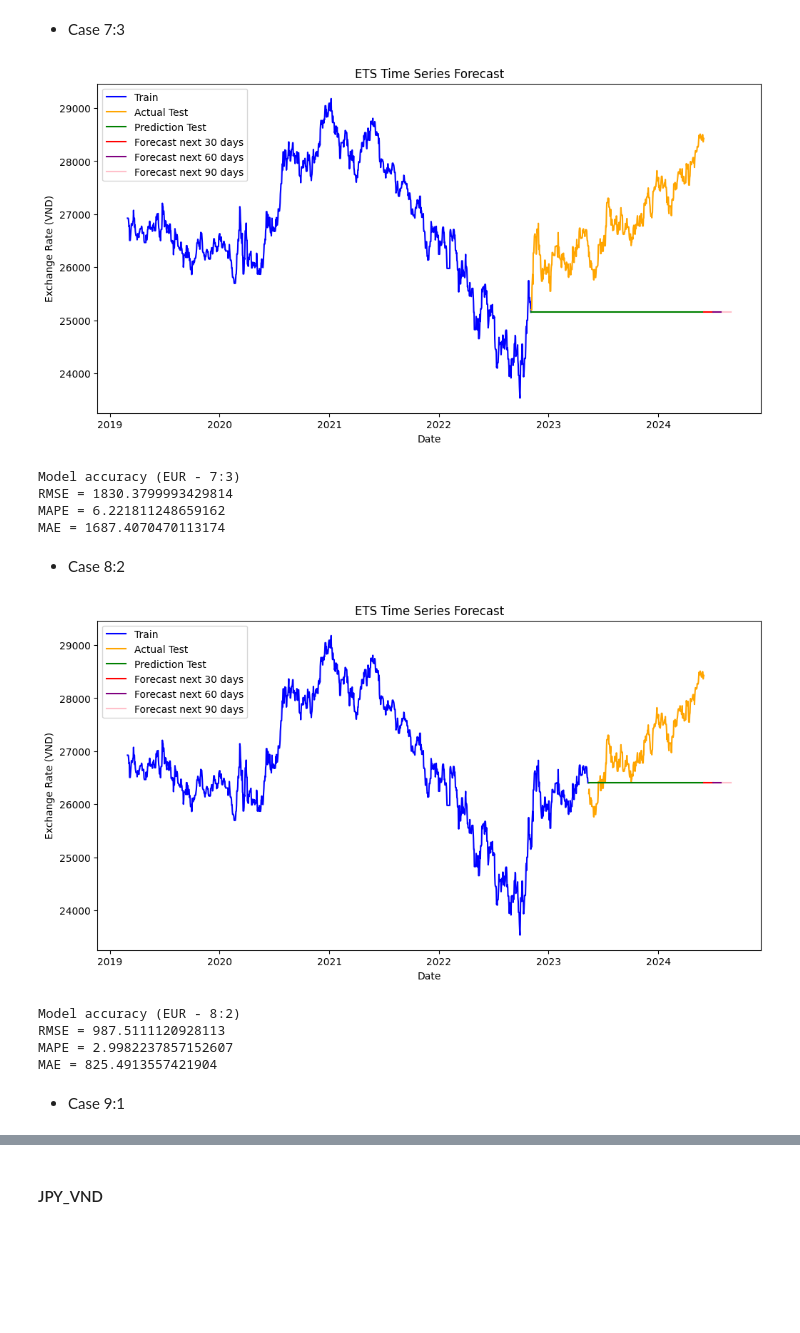
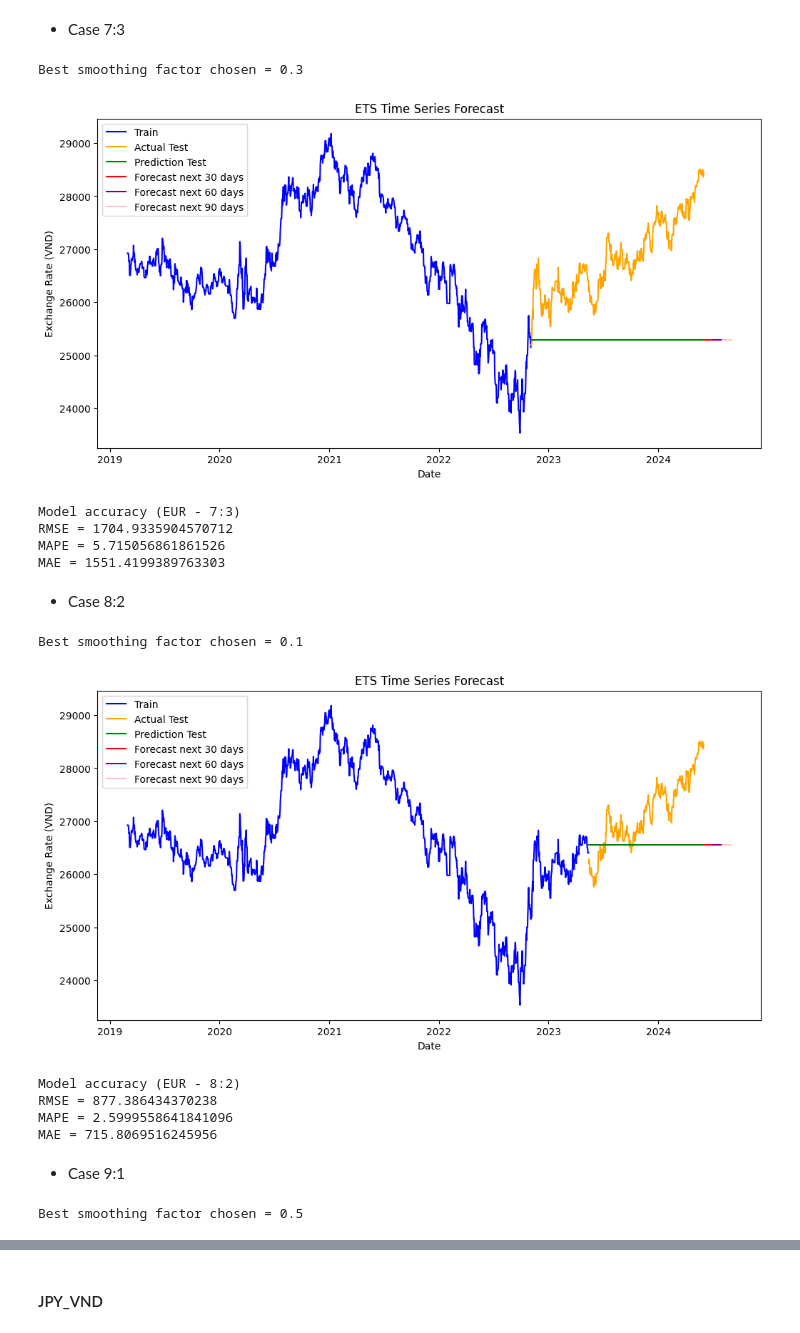
Before and after one commit to TTMChung/IS403_O22_HTCL_4, a Jupyter notebook: Model/ETS.ipynb, the cells around one changed output, grey strips where cells are left out. Saved outputs shown, nothing was run; the diff lists cells and outputs as text; code cells hidden in the pictures; blank space fills up the shorter version.

Commit message:
update ETS model

```diff
--- a/Model/ETS.ipynb
+++ b/Model/ETS.ipynb
@@ -71,27 +90,27 @@ def accuracy(forecast, actual):
 # %% [markdown]
 #### Build model
 # %%
-def build_model(data):
-  model = ExponentialSmoothing(data, trend=None, seasonal=None).fit()
+def build_model(data, alpha):
+  model = ExponentialSmoothing(data, trend=None, seasonal=None).fit(smoothing_level = alpha)
   return model
 # %% [markdown]
 #### Forecast 30,60,90 days
 # %%
-def forecast_days(train, predicted_test):
+def forecast_days(train, predicted_test, alpha):
     train_predicted = np.concatenate([train, predicted_test])
 
     # Forecast next 30 days
-    model_30 = build_model(train_predicted)
+    model_30 = build_model(train_predicted, alpha)
     forecast30 = model_30.forecast(steps=30)
     train_predicted_30 = np.concatenate([train_predicted, forecast30])
 
     # Forecast the next 60 days
-    model_60 = build_model(train_predicted_30)
+    model_60 = build_model(train_predicted_30, alpha)
     forecast60 = model_60.forecast(steps=30)
     train_predicted_60 = np.concatenate([train_predicted_30, forecast60])
 
     # Forecast the next 90 days
-    model_90 = build_model(train_predicted_60)
+    model_90 = build_model(train_predicted_60, alpha)
     forecast90 = model_90.forecast(steps=30)
 
     return forecast30, forecast60, forecast90
@@ -99,9 +118,9 @@ def forecast_days(train, predicted_test):
 #### Predict test data
 # %%
 # Define function predict next 30, 60, 90 days
-def predict_data_ETS(model, train, test):
+def predict_data_ETS(model, train, test, alpha):
   pre_test = model.predict(start=len(train), end=len(train) + len(test) - 1)
-  forecast30, forecast60, forecast90 = forecast_days(train, pre_test)
+  forecast30, forecast60, forecast90 = forecast_days(train, pre_test, alpha)
   return pre_test, forecast30, forecast60, forecast90
 # %% [markdown]
 #### Visualize data
@@ -158,32 +165,47 @@ model_gbp_3 = build_model(train_gbp_3)
 #### EUR_VND
 # %% [markdown]
 * Case 7:3
+# %%
+alpha_eur_1 = find_best_alpha(train_eur_1, test_eur_1)
+model_eur_1 = build_model(train_eur_1, alpha_eur_1)
+# %% [output]
+Best smoothing factor chosen = 0.3
 # %%
-predict_test_eur_1, forecast_eur_1_30, forecast_eur_1_60, forecast_eur_1_90 = predict_data_ETS(model_eur_1, train_eur_1, test_eur_1)
+predict_test_eur_1, forecast_eur_1_30, forecast_eur_1_60, forecast_eur_1_90 = predict_data_ETS(model_eur_1, train_eur_1, test_eur_1, alpha_eur_1)
 visualise_ETS_model(train_eur_1,test_eur_1,predict_test_eur_1,forecast_eur_1_30, forecast_eur_1_60, forecast_eur_1_90)
 
 print('Model accuracy (EUR - 7:3)')
 accuracy(predict_test_eur_1, test_eur_1)
 # %% [output]
-[figure, old version]
+[figure, new version]
 Model accuracy (EUR - 7:3)
-RMSE = 1830.3799993429814
-MAPE = 6.221811248659162
-MAE = 1687.4070470113174
+RMSE = 1704.9335904570712
+MAPE = 5.715056861861526
+MAE = 1551.4199389763303
 # %% [markdown]
 * Case 8:2
+# %%
+alpha_eur_2 = find_best_alpha(train_eur_2, test_eur_2)
+model_eur_2 = build_model(train_eur_2, alpha_eur_2)
+# %% [output]
+Best smoothing factor chosen = 0.1
 # %%
-predict_test_eur_2, forecast_eur_2_30, forecast_eur_2_60, forecast_eur_2_90 = predict_data_ETS(model_eur_2, train_eur_2, test_eur_2)
+predict_test_eur_2, forecast_eur_2_30, forecast_eur_2_60, forecast_eur_2_90 = predict_data_ETS(model_eur_2, train_eur_2, test_eur_2, alpha_eur_2)
 visualise_ETS_model(train_eur_2,test_eur_2,predict_test_eur_2,forecast_eur_2_30, forecast_eur_2_60, forecast_eur_2_90)
 
 print('Model accuracy (EUR - 8:2)')
 accuracy(predict_test_eur_2, test_eur_2)
 # %% [output]
-[figure, old version]
+[figure, new version]
 Model accuracy (EUR - 8:2)
-RMSE = 987.5111120928113
-MAPE = 2.9982237857152607
-MAE = 825.4913557421904
+RMSE = 877.386434370238
+MAPE = 2.5999558641841096
+MAE = 715.8069516245956
 # %% [markdown]
 * Case 9:1
+# %%
+alpha_eur_3 = find_best_alpha(train_eur_3, test_eur_3)
+model_eur_3 = build_model(train_eur_3, alpha_eur_3)
+# %% [output]
+Best smoothing factor chosen = 0.5
 # %%
```
Also changed, not shown: parts of 18 cells of this notebook.
